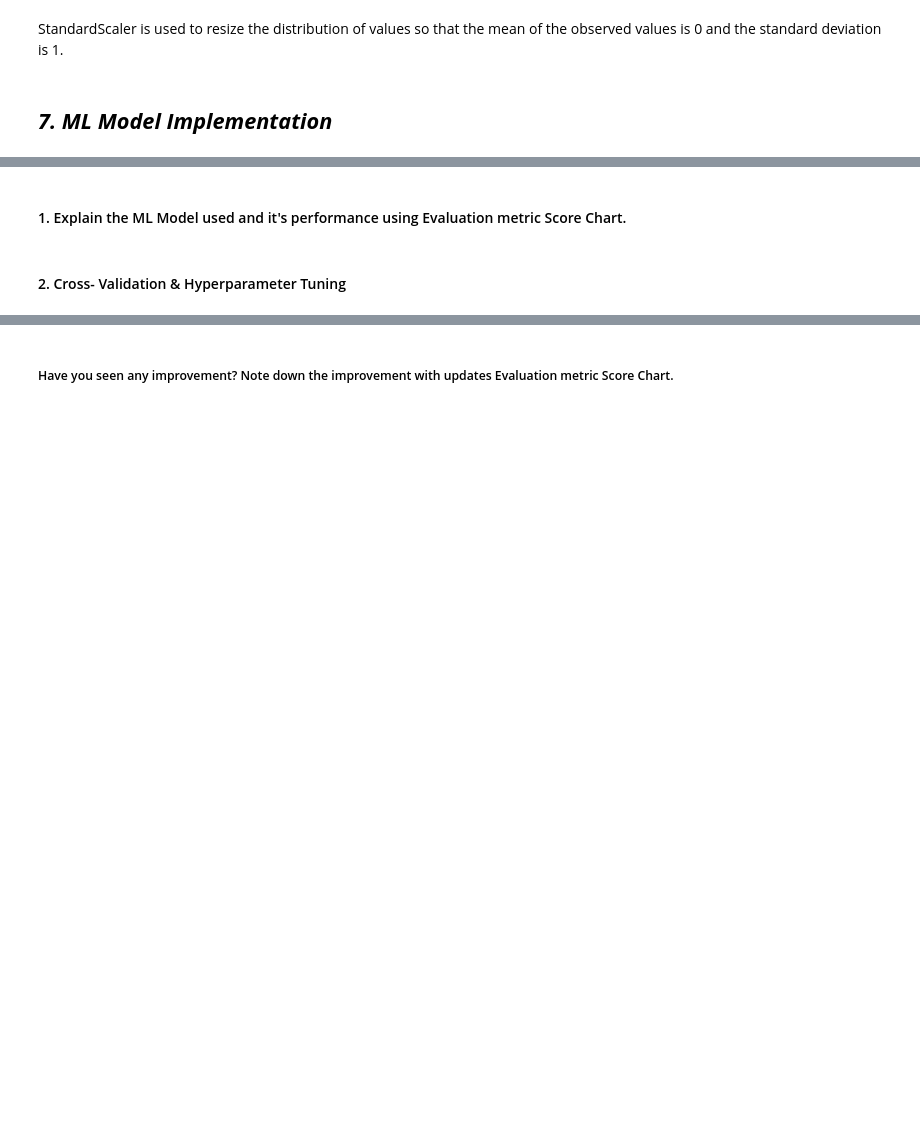
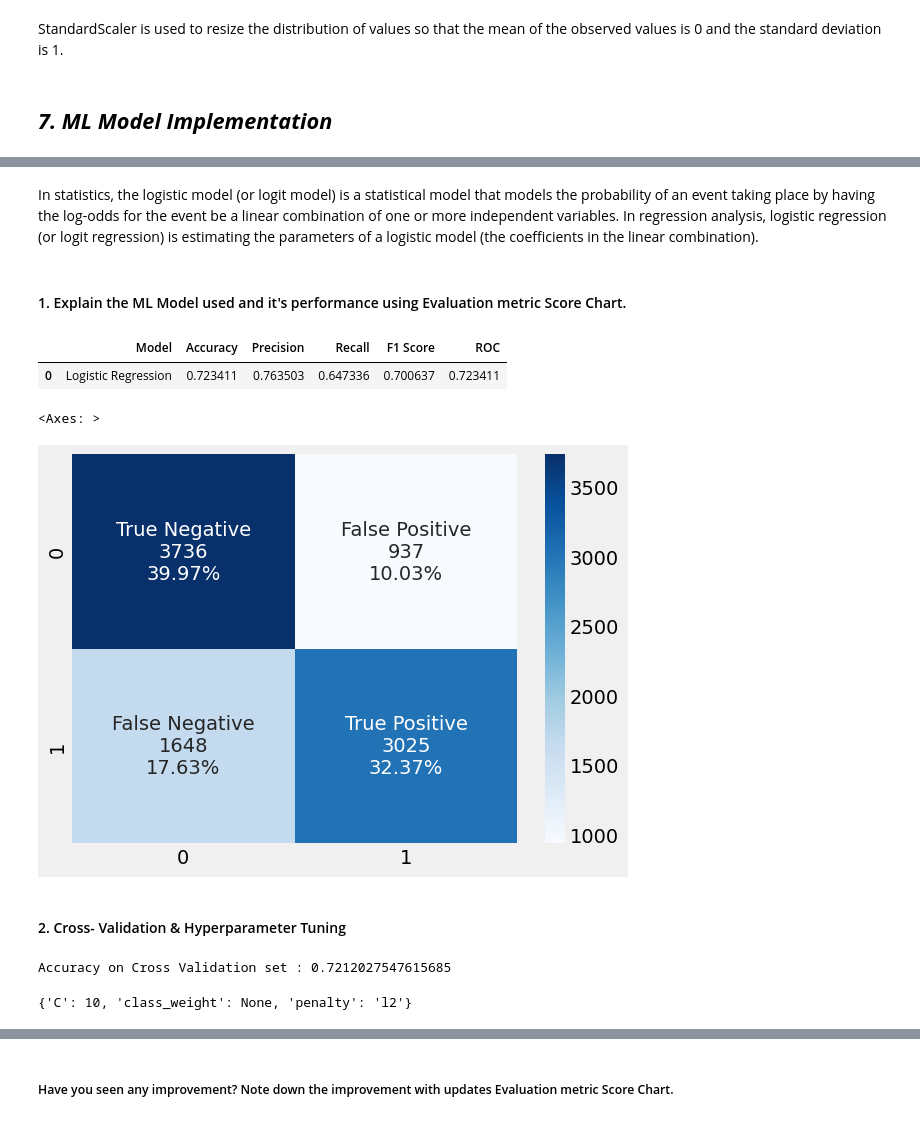
Before and after one commit to sourav03dutta/Credit-Card-Default-Prediction, a Jupyter notebook: Credit_Card_Default_Prediction.ipynb, the cells around one changed output, grey strips where cells are left out. Cells and saved outputs as stored; diff of their text form; code cells hidden in the pictures; blank space fills up the shorter version.

```diff
--- a/Credit_Card_Default_Prediction.ipynb
+++ b/Credit_Card_Default_Prediction.ipynb
@@ -858,3 +909,10 @@ There are no Missing Values or Null Values.
 # Covert categorical column into integer by extracting the code of the categories
 Credit_Data.AGE = Credit_Data.AGE.cat.codes
 Credit_Data.SEX = Credit_Data.SEX.cat.codes
+# %%
+# Numerical Encoding
+
+col_to_norm = ['LIMIT_BAL', 'AGE', 'BILL_AMT1', 'BILL_AMT2', 'BILL_AMT3', 'BILL_AMT4',
+       'BILL_AMT5', 'BILL_AMT6', 'PAY_AMT1', 'PAY_AMT2', 'PAY_AMT3',
+       'PAY_AMT4', 'PAY_AMT5', 'PAY_AMT6']
+Credit_Data[col_to_norm] = Credit_Data[col_to_norm].apply(lambda x : (x-np.mean(x))/np.std(x))
@@ -860,0 +930,10 @@ Credit_Data.SEX = Credit_Data.SEX.cat.codes
+# %%
+#One Hot Encoding
+
+#creating dummy variables
+Credit_Data = pd.get_dummies(Credit_Data, columns = ['EDUCATION', 'MARRIAGE'])
+
+#creating dummy variables by droping first variable
+Credit_Data = pd.get_dummies(Credit_Data, columns=['PAY_1', 'PAY_2', 'PAY_3', 'PAY_4', 'PAY_5', 'PAY_6'], drop_first = True )
+
+Credit_Data.shape
@@ -963,2 +1044,13 @@ X_test_norm = scaler.transform(X_test)
+# %% [markdown]
+In statistics, the logistic model (or logit model) is a statistical model that models the probability of an event taking place by having the log-odds for the event be a linear combination of one or more independent variables. In regression analysis, logistic regression (or logit regression) is estimating the parameters of a logistic model (the coefficients in the linear combination).
+# %%
+# ML Model - 1 Implementation
+logreg = LogisticRegression()
+
+# Fit the Algorithm
+logreg.fit(X_train,y_train)
+
+# Predict on the model
+y_pred_logreg = logreg.predict(X_test)
 # %% [markdown]
 #### 1. Explain the ML Model used and it's performance using Evaluation metric Score Chart.
@@ -967,4 +1057,43 @@ X_test_norm = scaler.transform(X_test)
+# %%
+# Visualizing evaluation Metric Score chart
+
+roc = roc_auc_score(y_test, y_pred_logreg)
+acc = accuracy_score(y_test, y_pred_logreg)
+prec = precision_score(y_test, y_pred_logreg)
+rec = recall_score(y_test, y_pred_logreg)
+f1 = f1_score(y_test, y_pred_logreg)
+
+model_1 = pd.DataFrame([['Logistic Regression', acc, prec, rec, f1, roc]], columns = ['Model', 'Accuracy', 'Precision', 'Recall', 'F1 Score','ROC'])
+model_1
+# %% [output]
+|  | Model | Accuracy | Precision | Recall | F1 Score | ROC |
+| 0 | Logistic Regression | 0.723411 | 0.763503 | 0.647336 | 0.700637 | 0.723411 |
+# %%
+# Confusion Matrix
+cm = confusion_matrix(y_test, y_pred_logreg)
+group_names = ['True Negative', 'False Positive','False Negative','True Positive']
+group_counts = ['{0:0.0f}'.format(value) for value in cm.flatten()]
+group_percentages = ['{0:.2%}'.format(value) for value in cm.flatten()/np.sum(cm)]
+labels = [f'{v1}\n{v2}\n{v3}' for v1, v2, v3 in zip(group_names,group_counts,group_percentages)]
+labels = np.asarray(labels).reshape(2,2)
+sns.heatmap(cm, annot=labels, fmt='', cmap='Blues')
+# %% [output]
+<Axes: >
+[figure, added]
 # %% [markdown]
 #### 2. Cross- Validation & Hyperparameter Tuning
 # %%
 # ML Model - 1 Implementation with hyperparameter optimization techniques (i.e., GridSearch CV, RandomSearch CV, Bayesian Optimization etc.)
+
+logreg_params = {'C': [0.001, 0.01, 0.1, 1, 10], 'class_weight': [None, 'balanced'], 'penalty': ['l1', 'l2']}
+grid_search_logreg = GridSearchCV(estimator=logreg, param_grid=logreg_params, scoring='accuracy', cv=10, n_jobs=-1)
+grid_search_logreg = grid_search_logreg.fit(X_train,y_train)
+best_accuracy = grid_search_logreg.best_score_
+print('Accuracy on Cross Validation set :', best_accuracy)
+# %% [output]
+Accuracy on Cross Validation set : 0.7212027547615685
+# %%
+best_parameters = grid_search_logreg.best_params_
+best_parameters
+# %% [output]
+{'C': 10, 'class_weight': None, 'penalty': 'l2'}
```
Also changed, not shown: parts of 115 cells of this notebook.
